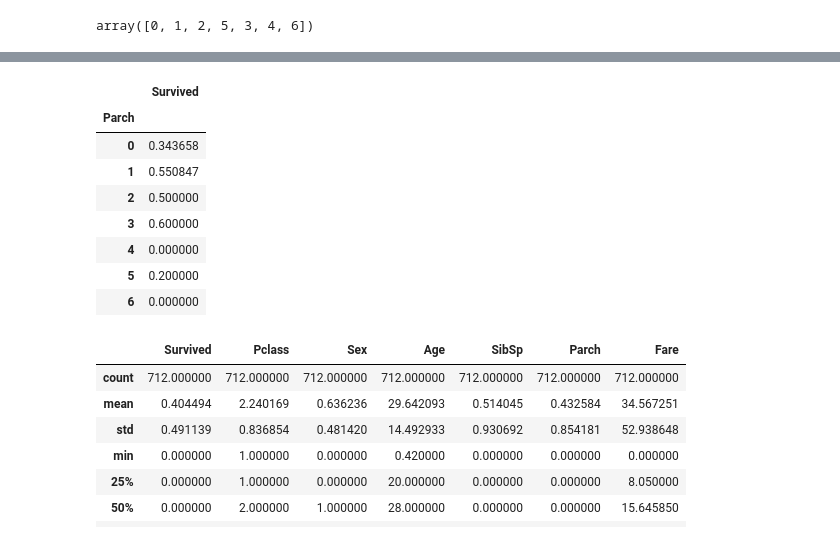
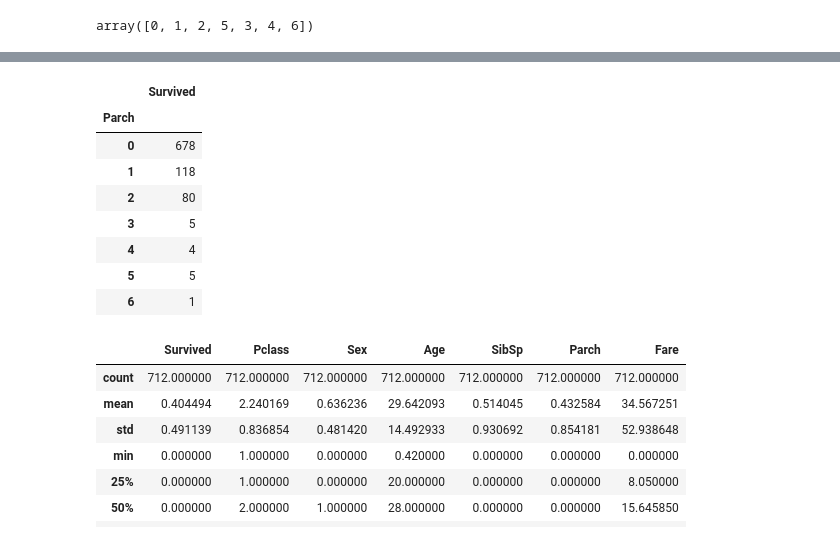
Before and after one commit to ldebele/Titanic-ML-from-Disaster, a Jupyter notebook: main.ipynb, the cells around one changed output, grey strips where cells are left out. Drawn from its saved outputs; the diff is of its cells as text; code cells hidden in the pictures.

```diff
--- a/main.ipynb
+++ b/main.ipynb
@@ -19,8 +19,8 @@ def wrangle(path):
     # df["Sex"] = (df["Sex"] == "male").astype(int)
 
     # Drop high cardinality categorical features
-    high_cardinality = ["Name", "Ticket", "Cabin"]
-    df.drop(columns=high_cardinality, inplace=True)
+    # high_cardinality = ["Name", "Ticket"]
+    # df.drop(columns=high_cardinality, inplace=True)
 
     # Drop NaN values
     # df.dropna(inplace=True)
@@ -165,15 +239,15 @@ array([0, 1, 2, 5, 3, 4, 6])
 # %%
-pd.pivot_table(df, index="Parch", values="Survived", aggfunc=np.mean)
+pd.pivot_table(df, index="Parch", values="Survived", aggfunc="count")
 # %% [output]
 |  | Survived |
 | Parch |  |
-| 0 | 0.343658 |
-| 1 | 0.550847 |
-| 2 | 0.500000 |
-| 3 | 0.600000 |
-| 4 | 0.000000 |
-| 5 | 0.200000 |
-| 6 | 0.000000 |
+| 0 | 678 |
+| 1 | 118 |
+| 2 | 80 |
+| 3 | 5 |
+| 4 | 4 |
+| 5 | 5 |
+| 6 | 1 |
 # %%
 df.describe()
 # %% [output]
```
Also changed, not shown: parts of 34 cells of this notebook.
